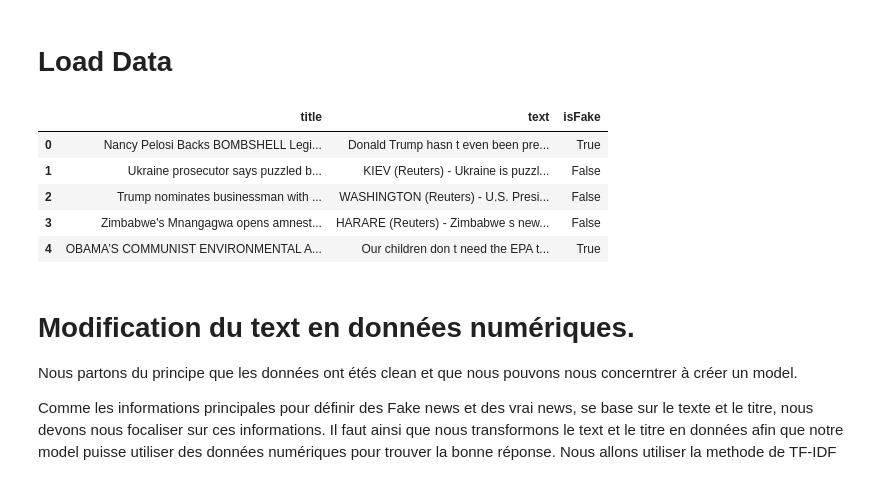
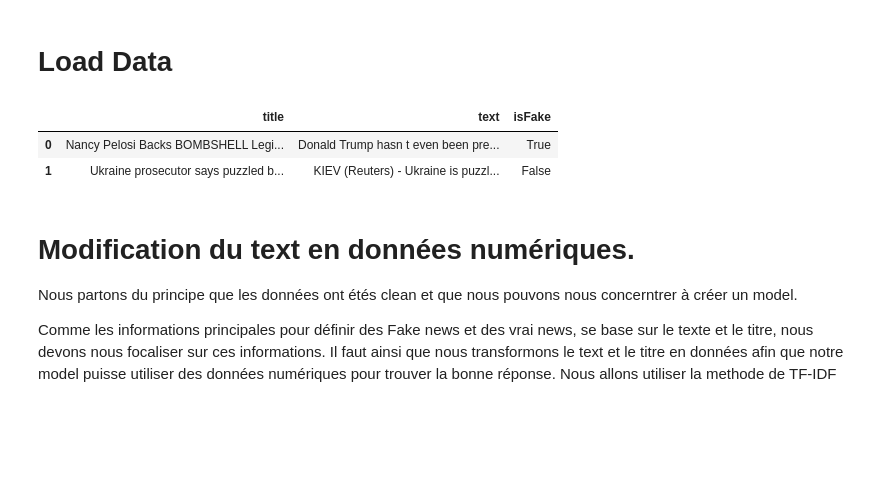
Before and after one commit to BatataNatna/Deep_Fake_project_2024, a Jupyter notebook: model_passive_agressive.ipynb, the cells around one changed output. Drawn from its saved outputs; the diff is of its cells as text; code cells hidden in the pictures; blank space fills up the shorter version.

```diff
--- a/model_passive_agressive.ipynb
+++ b/model_passive_agressive.ipynb
@@ -12,12 +14,9 @@ import pickle as pkl #file to save and load a model.
 # %% [markdown]
 # Load Data
 # %%
-data=pd.read_csv('title_text.csv').drop(['Unnamed: 0'],axis=1)
-data.head()
+data=pd.read_csv('title_text.csv').drop(['Unnamed: 0'],axis=1).iloc[:,:500]
+data.head(2)
 # %% [output]
 |  | title | text | isFake |
 | 0 | Nancy Pelosi Backs BOMBSHELL Legi... | Donald Trump hasn t even been pre... | True |
 | 1 | Ukraine prosecutor says puzzled b... | KIEV (Reuters) - Ukraine is puzzl... | False |
-| 2 | Trump nominates businessman with ... | WASHINGTON (Reuters) - U.S. Presi... | False |
-| 3 | Zimbabwe's Mnangagwa opens amnest... | HARARE (Reuters) - Zimbabwe s new... | False |
-| 4 | OBAMA’S COMMUNIST ENVIRONMENTAL A... | Our children don t need the EPA t... | True |
```
Also changed, not shown: parts of 34 cells of this notebook, 1 other file.
